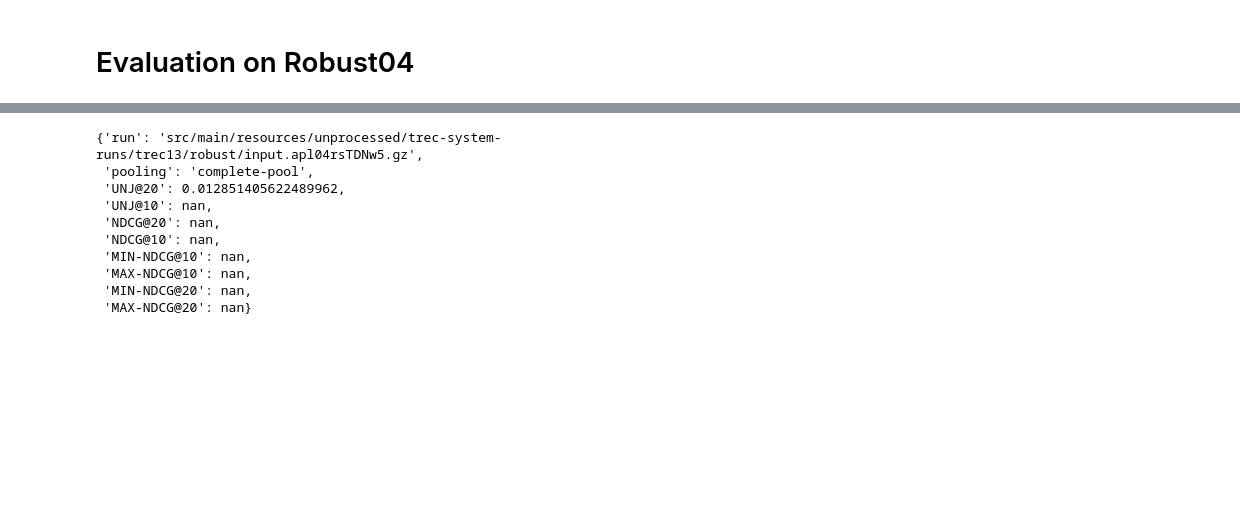
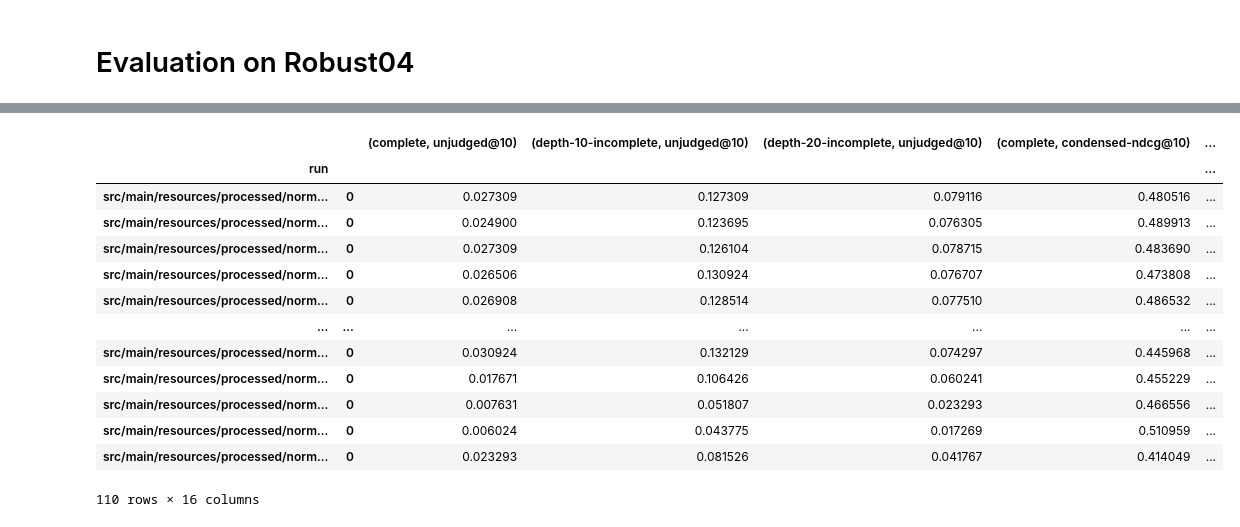
Before and after one commit to webis-de/ECIR-23, a Jupyter notebook: src/main/ipynb/evaluate-robust04.ipynb, the cells around one changed output, grey strips where cells are left out. Saved outputs shown, nothing was run; the diff lists cells and outputs as text; code cells hidden in the pictures; blank space fills up the shorter version.

```diff
--- a/src/main/ipynb/evaluate-robust04.ipynb
+++ b/src/main/ipynb/evaluate-robust04.ipynb
@@ -65,13 +75,70 @@ df
 # %%
-dict(df.iloc[0])
+def rename_pooling(pool):
+    if pool.startswith('depth-10-pool-incomplete-for-'):
+        return 'depth-10-incomplete'
+    if pool == 'complete-pool':
+        return 'complete'
+    if pool.startswith('depth-20-pool-incomplete-for-'):
+        return 'depth-20-incomplete'
+
+    raise ValueError('I cant handle ' + str(pool))
+
+def rename_measure(m):
+    if m == 'unjudged@10-UNJ@10':
+        return 'unjudged@10'
+    if m == 'condensed-ndcg@10-NDCG@10':
+        return 'condensed-ndcg@10'
+    if m == 'residual-ndcg@10-MIN-NDCG@10':
+        return 'residual-ndcg@10-min'
+    if m == 'residual-ndcg@10-MAX-NDCG@10':
+        return 'residual-ndcg@10-max'
+    if m == 'ndcg@10-NDCG@10':
+        return 'ndcg@10'
+
+def process_row(df_row):
+    df_row = df_row.to_dict()
+    pool = rename_pooling(df_row['pooling'])
+
+    ret = {}
+    for k, v in df_row.items():
+        if (type(v) is not float and type(v) is not int) or isnan(v):
+            continue
+        k = rename_measure(k)
+        if k is None:
+            continue
+
+        k = (pool, k)
+        assert k not in ret
+        ret[k] = v
+
+    return ret
+
+
+def process_df(df):
+    ret = {}
+    run = df.iloc[0]['run']
+    for _, i in df.iterrows():
+        assert i['run'] == run
+        for k, v in process_row(i).items():
+            assert k not in ret
+            ret[k] = v
+
+    ret['run'] = run
+    return pd.DataFrame([ret])
+
+df.groupby('run').apply(process_df)
 # %% [output]
+|  |  | (complete, unjudged@10) | (depth-10-incomplete, unjudged@10) | (depth-20-incomplete, unjudged@10) | (complete, condensed-ndcg@10) | ... |
+| run |  |  |  |  |  | ... |
+| src/main/resources/processed/norm... | 0 | 0.027309 | 0.127309 | 0.079116 | 0.480516 | ... |
+| src/main/resources/processed/norm... | 0 | 0.024900 | 0.123695 | 0.076305 | 0.489913 | ... |
+| src/main/resources/processed/norm... | 0 | 0.027309 | 0.126104 | 0.078715 | 0.483690 | ... |
+| src/main/resources/processed/norm... | 0 | 0.026506 | 0.130924 | 0.076707 | 0.473808 | ... |
+| src/main/resources/processed/norm... | 0 | 0.026908 | 0.128514 | 0.077510 | 0.486532 | ... |
+| ... | ... | ... | ... | ... | ... | ... |
+| src/main/resources/processed/norm... | 0 | 0.030924 | 0.132129 | 0.074297 | 0.445968 | ... |
+| src/main/resources/processed/norm... | 0 | 0.017671 | 0.106426 | 0.060241 | 0.455229 | ... |
+| src/main/resources/processed/norm... | 0 | 0.007631 | 0.051807 | 0.023293 | 0.466556 | ... |
+| src/main/resources/processed/norm... | 0 | 0.006024 | 0.043775 | 0.017269 | 0.510959 | ... |
+| src/main/resources/processed/norm... | 0 | 0.023293 | 0.081526 | 0.041767 | 0.414049 | ... |
-{'run': 'src/main/resources/unprocessed/trec-system-runs/trec13/robust/input.apl04rsTDNw5.gz',
- 'pooling': 'complete-pool',
- 'UNJ@20': 0.012851405622489962,
- 'UNJ@10': nan,
- 'NDCG@20': nan,
- 'NDCG@10': nan,
- 'MIN-NDCG@10': nan,
- 'MAX-NDCG@10': nan,
- 'MIN-NDCG@20': nan,
- 'MAX-NDCG@20': nan}
+110 rows × 16 columns
```
Also changed, not shown: parts of 6 cells of this notebook.
